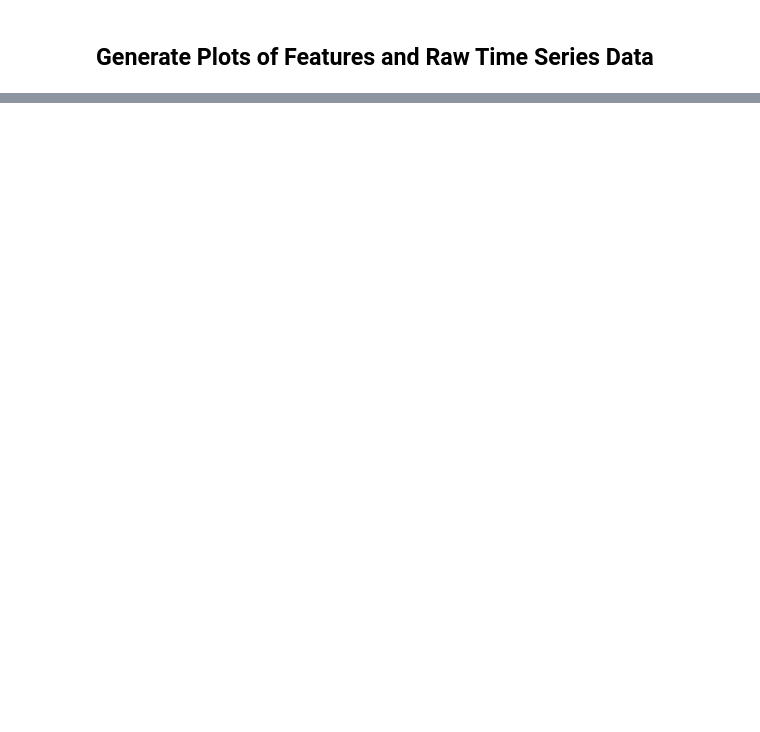
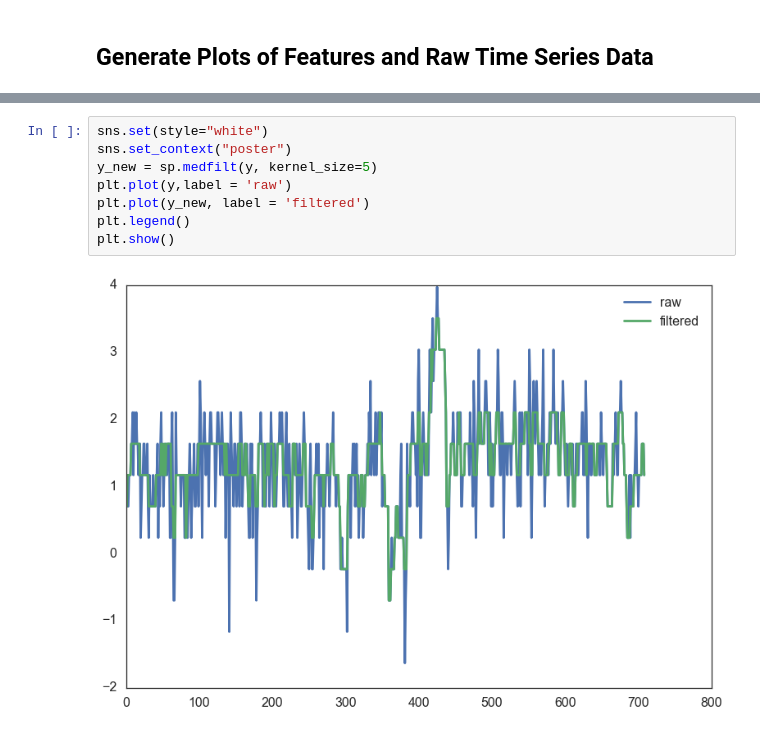
Before and after one commit to matt-gordon/DS-DC-13-Final-Project, a Jupyter notebook: Exploratory Data Analysis.ipynb, the cells around one changed output, grey strips where cells are left out. Drawn from its saved outputs; the diff is of its cells as text; blank space fills up the shorter version.

```diff
--- a/Exploratory Data Analysis.ipynb
+++ b/Exploratory Data Analysis.ipynb
@@ -323,0 +341,10 @@ featuresDF.count()
+# %%
+sns.set(style="white")
+sns.set_context("poster")
+y_new = sp.medfilt(y, kernel_size=5)
+plt.plot(y,label = 'raw')
+plt.plot(y_new, label = 'filtered')
+plt.legend()
+plt.show()
+# %% [output]
+[figure, added]
```
Also changed, not shown: parts of 42 cells of this notebook, 3 other files.
